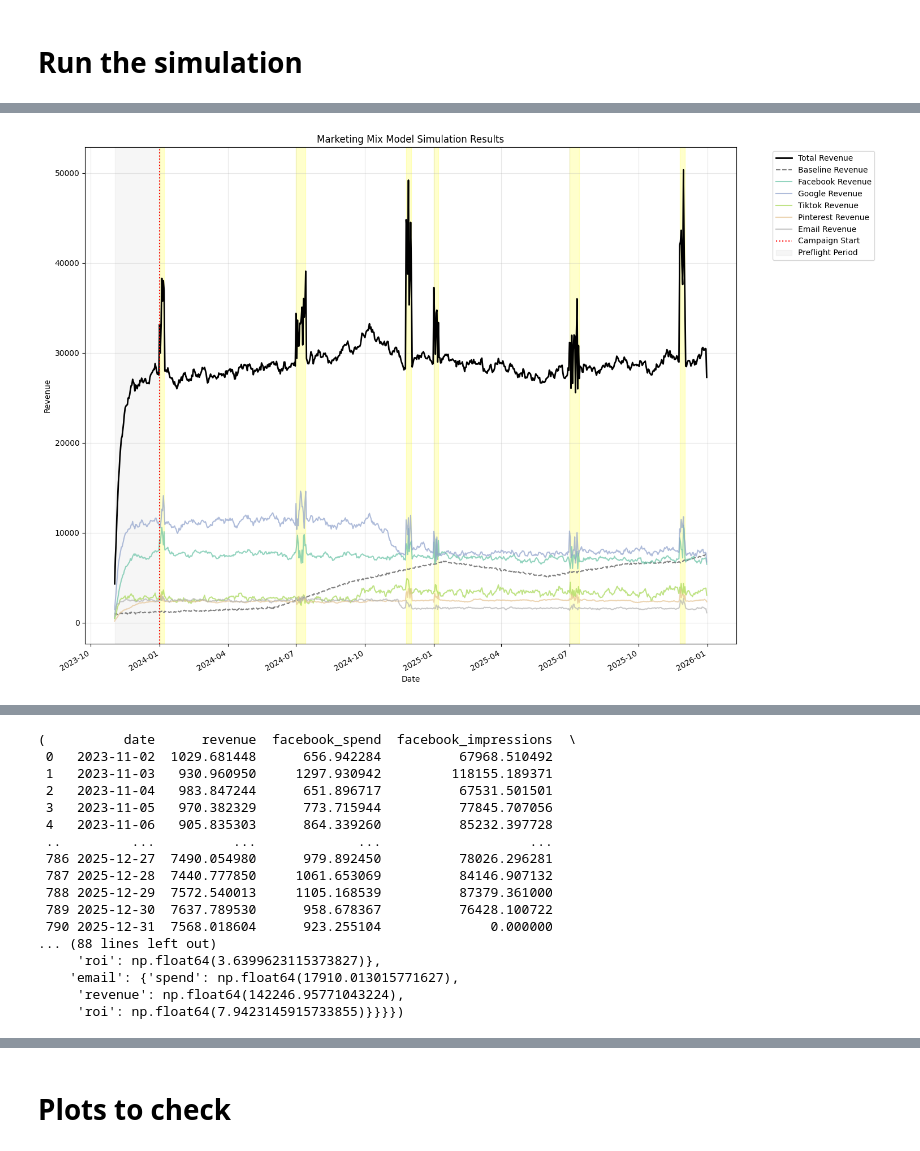
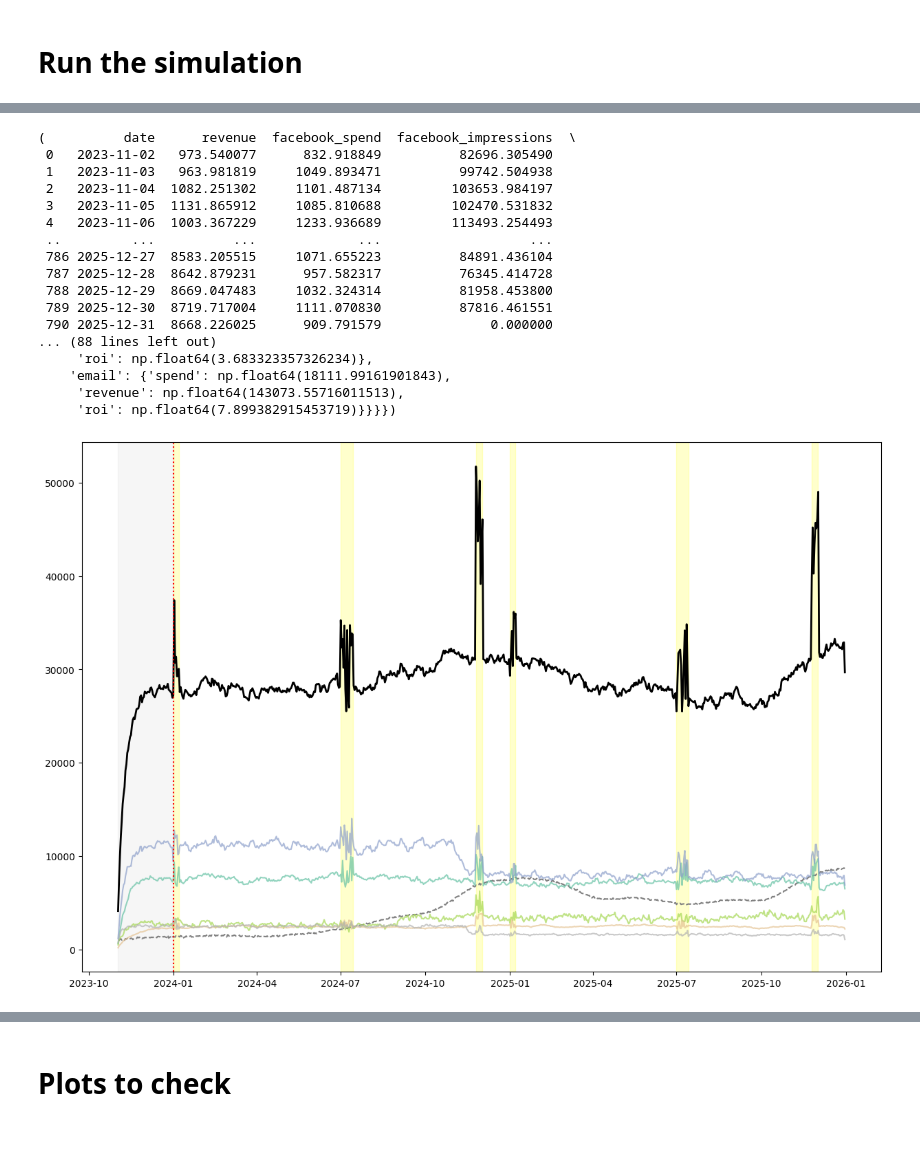
Before and after one commit to entropyx/josiah, a Jupyter notebook: sim.ipynb, the cells around one changed output, grey strips where cells are left out. Saved outputs shown, nothing was run; the diff lists cells and outputs as text; code cells hidden in the pictures.

Commit message:
push final result

```diff
--- a/sim.ipynb
+++ b/sim.ipynb
@@ -605,7 +605,10 @@ def run_simulation(
     if promo_config:
         df = add_promos(df, promo_config)  # Using the existing add_promos function
 
-    # 5. Calculate total revenue
+    # 5. Add seasonality effects
+    df = add_seasonality(df)
+
+    # 6. Calculate total revenue
     df['total_revenue'] = df['revenue']  # Start with baseline
 
     # Add media revenue
@@ -614,7 +617,7 @@ def run_simulation(
     for col in media_cols:
         df['total_revenue'] += df[col]
 
-    # 6. Calculate summary statistics
+    # 7. Calculate summary statistics
     stats = calculate_summary_stats(df, start_date, end_date, channels_config)
 
     return df, stats
@@ -913,20 +916,20 @@ def run_sample_simulation():
                 plt.axvspan(start, end, alpha=0.2, color='yellow')
                 # plt.text(start, plt.ylim()[1], f" {promo['name']}", rotation=90)
 
-    plt.title('Marketing Mix Model Simulation Results')
-    plt.xlabel('Date')
-    plt.ylabel('Revenue')
-    plt.grid(True, alpha=0.3)
-
-    # Improve legend placement and formatting
-    plt.legend(bbox_to_anchor=(1.05, 1), loc='upper left', frameon=True)
-
-    # Improve date formatting on x-axis
-    plt.gcf().autofmt_xdate()  # Rotate and align the tick labels
-
-    # Add some padding to the layout
-    plt.tight_layout()
-    plt.show()
+    # plt.title('Marketing Mix Model Simulation Results')
+    # plt.xlabel('Date')
+    # plt.ylabel('Revenue')
+    # plt.grid(True, alpha=0.3)
+    #
+    # # Improve legend placement and formatting
+    # plt.legend(bbox_to_anchor=(1.05, 1), loc='upper left', frameon=True)
+    #
+    # # Improve date formatting on x-axis
+    # plt.gcf().autofmt_xdate()  # Rotate and align the tick labels
+    #
+    # # Add some padding to the layout
+    # plt.tight_layout()
+    # plt.show()
 
     # Print summary statistics
     print("\nSimulation Summary Statistics:")
@@ -953 +966,0 @@ run_sample_simulation()
-[figure, old version]
@@ -971,17 +973,18 @@ Email:
 (          date      revenue  facebook_spend  facebook_impressions  \
- 0   2023-11-02  1029.681448      656.942284          67968.510492
- 1   2023-11-03   930.960950     1297.930942         118155.189371
- 2   2023-11-04   983.847244      651.896717          67531.501501
- 3   2023-11-05   970.382329      773.715944          77845.707056
- 4   2023-11-06   905.835303      864.339260          85232.397728
+ 0   2023-11-02   973.540077      832.918849          82696.305490
+ 1   2023-11-03   963.981819     1049.893471          99742.504938
+ 2   2023-11-04  1082.251302     1101.487134         103653.984197
+ 3   2023-11-05  1131.865912     1085.810688         102470.531832
+ 4   2023-11-06  1003.367229     1233.936689         113493.254493
  ..         ...          ...             ...                   ...
- 786 2025-12-27  7490.054980      979.892450          78026.296281
- 787 2025-12-28  7440.777850     1061.653069          84146.907132
- 788 2025-12-29  7572.540013     1105.168539          87379.361000
- 789 2025-12-30  7637.789530      958.678367          76428.100722
- 790 2025-12-31  7568.018604      923.255104              0.000000
+ 786 2025-12-27  8583.205515     1071.655223          84891.436104
+ 787 2025-12-28  8642.879231      957.582317          76345.414728
+ 788 2025-12-29  8669.047483     1032.324314          81958.453800
+ 789 2025-12-30  8719.717004     1111.070830          87816.461551
+ 790 2025-12-31  8668.226025      909.791579              0.000000
 ... (88 lines left out)
-     'roi': np.float64(3.6399623115373827)},
-    'email': {'spend': np.float64(17910.013015771627),
-     'revenue': np.float64(142246.95771043224),
-     'roi': np.float64(7.9423145915733855)}}}})
+     'roi': np.float64(3.683323357326234)},
+    'email': {'spend': np.float64(18111.99161901843),
+     'revenue': np.float64(143073.55716011513),
+     'roi': np.float64(7.899382915453719)}}}})
+[figure, new version]
```
Also changed, not shown: parts of 7 cells of this notebook, 2 other files.
